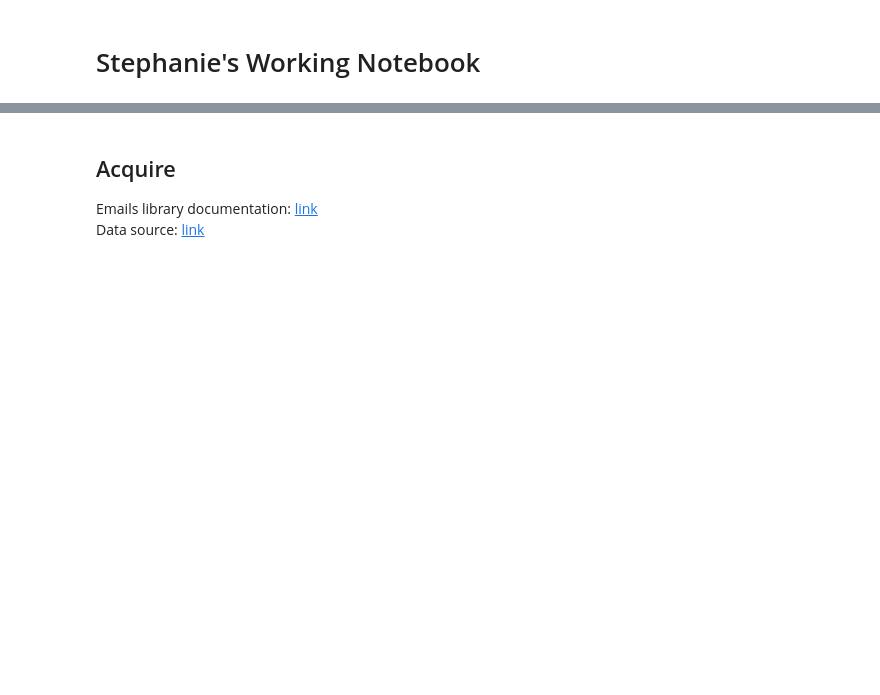
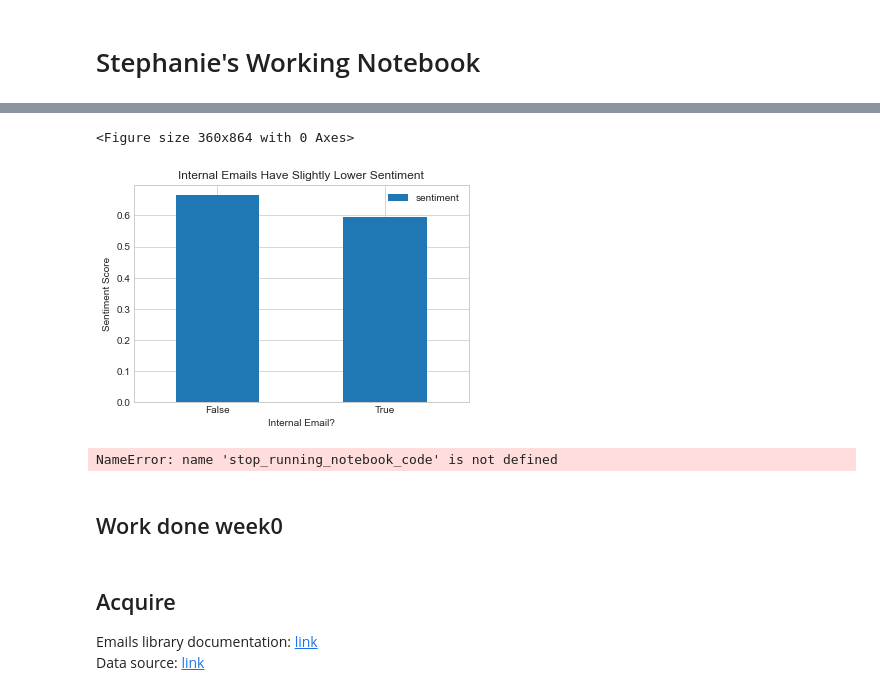
Before and after one commit to Enron-Discussion-NLP/Capstone, a Jupyter notebook: 00_Stephanie/stephanie_working-notebook.ipynb, the cells around one changed output, grey strips where cells are left out. Drawn from its saved outputs; the diff is of its cells as text; code cells hidden in the pictures; blank space fills up the shorter version.

```diff
--- a/00_Stephanie/stephanie_working-notebook.ipynb
+++ b/00_Stephanie/stephanie_working-notebook.ipynb
@@ -190,0 +398,5 @@ stop_running_notebook_code >> here
+# %%
+# adding to test
+train['is_internal'] = train.sender.str.contains('enron')
+
+train.head()
@@ -191,3 +415,21 @@ stop_running_notebook_code >> here
+# %%
+plt.figure(figsize = (5, 12))
+
+train.groupby('is_internal').mean().plot.bar()
+plt.ylabel('Sentiment Score')
+plt.xlabel('Internal Email?')
+plt.xticks(rotation = 360)
+plt.title('Internal Emails Have Slightly Lower Sentiment')
+plt.show();
+# %% [output]
+<Figure size 360x864 with 0 Axes>
+[figure, added]
+# %%
+stop_running_notebook_code >> here
+# %% [output]
+NameError: name 'stop_running_notebook_code' is not defined
+# %% [markdown]
+## Work done week0
 # %% [markdown]
 ## Acquire
 Emails library documentation: [link](https://docs.python.org/3/library/email.html)<br>
```
Also changed, not shown: parts of 105 cells of this notebook.
